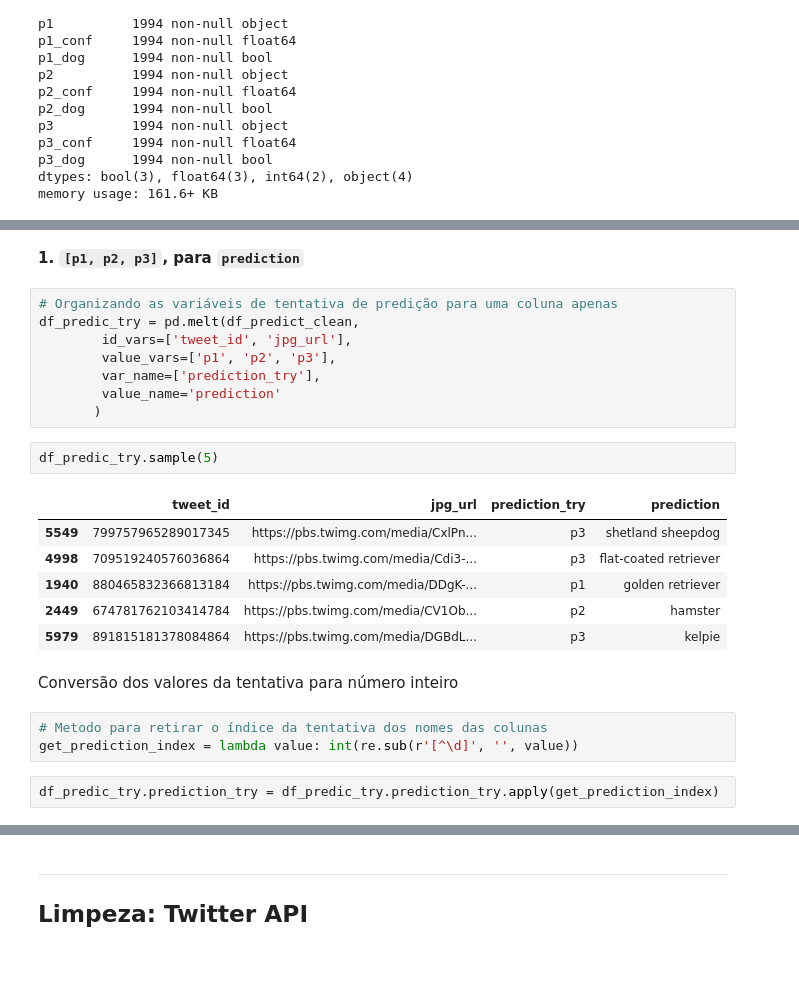
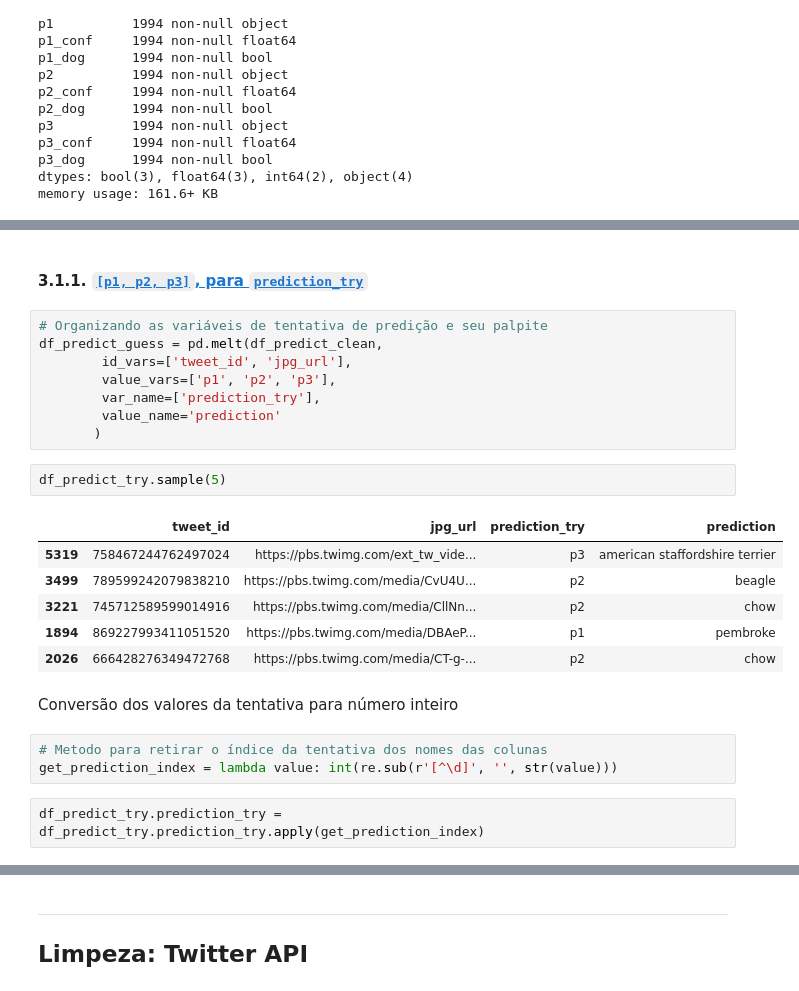
Before and after one commit to vitoralbano/ds-ii-weratedogs, a Jupyter notebook: wrangle_act.ipynb, the cells around one changed output, grey strips where cells are left out. Drawn from its saved outputs; the diff is of its cells as text; blank space fills up the shorter version.

Commit message:
Starting prediction merge

```diff
--- a/wrangle_act.ipynb
+++ b/wrangle_act.ipynb
@@ -989,27 +999,29 @@ df_predict_clean.sample(5)
 # %% [markdown]
-**1. `[p1, p2, p3]`, para `prediction`**
+<a id="limpeza:image-prediction:try"></a>
+
+#### 3.1.1. [`[p1, p2, p3]`, para `prediction_try`](#limpeza:image-prediction:try)
 # %%
-# Organizando as variáveis de tentativa de predição para uma coluna apenas
-df_predic_try = pd.melt(df_predict_clean,
+# Organizando as variáveis de tentativa de predição e seu palpite
+df_predict_guess = pd.melt(df_predict_clean,
         id_vars=['tweet_id', 'jpg_url'],
         value_vars=['p1', 'p2', 'p3'],
         var_name=['prediction_try'],
         value_name='prediction'
        )
 # %%
-df_predic_try.sample(5)
+df_predict_try.sample(5)
 # %% [output]
 |  | tweet_id | jpg_url | prediction_try | prediction |
-| 5549 | 799757965289017345 | https://pbs.twimg.com/media/CxlPn... | p3 | shetland sheepdog |
-| 4998 | 709519240576036864 | https://pbs.twimg.com/media/Cdi3-... | p3 | flat-coated retriever |
-| 1940 | 880465832366813184 | https://pbs.twimg.com/media/DDgK-... | p1 | golden retriever |
-| 2449 | 674781762103414784 | https://pbs.twimg.com/media/CV1Ob... | p2 | hamster |
-| 5979 | 891815181378084864 | https://pbs.twimg.com/media/DGBdL... | p3 | kelpie |
+| 5319 | 758467244762497024 | https://pbs.twimg.com/ext_tw_vide... | p3 | american staffordshire terrier |
+| 3499 | 789599242079838210 | https://pbs.twimg.com/media/CvU4U... | p2 | beagle |
+| 3221 | 745712589599014916 | https://pbs.twimg.com/media/CllNn... | p2 | chow |
+| 1894 | 869227993411051520 | https://pbs.twimg.com/media/DBAeP... | p1 | pembroke |
+| 2026 | 666428276349472768 | https://pbs.twimg.com/media/CT-g-... | p2 | chow |
 # %% [markdown]
 Conversão dos valores da tentativa para número inteiro
 # %%
 # Metodo para retirar o índice da tentativa dos nomes das colunas
-get_prediction_index = lambda value: int(re.sub(r'[^\d]', '', value))
+get_prediction_index = lambda value: int(re.sub(r'[^\d]', '', str(value)))
 # %%
-df_predic_try.prediction_try = df_predic_try.prediction_try.apply(get_prediction_index)
+df_predict_try.prediction_try = df_predict_try.prediction_try.apply(get_prediction_index)
 # %%
```
Also changed, not shown: parts of 45 cells of this notebook.
